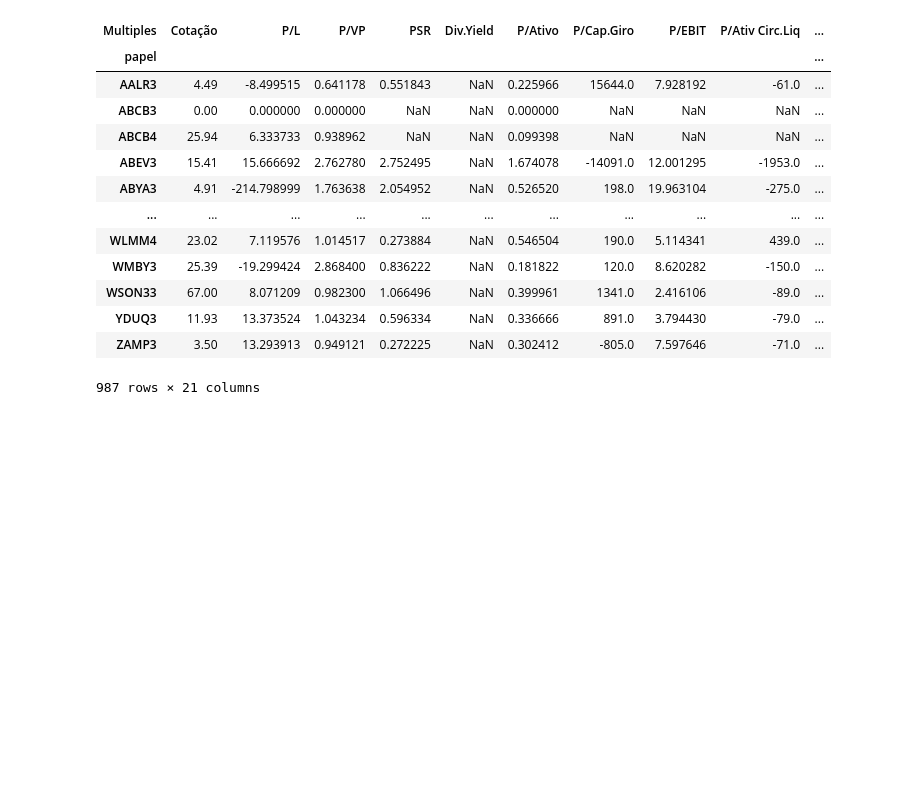
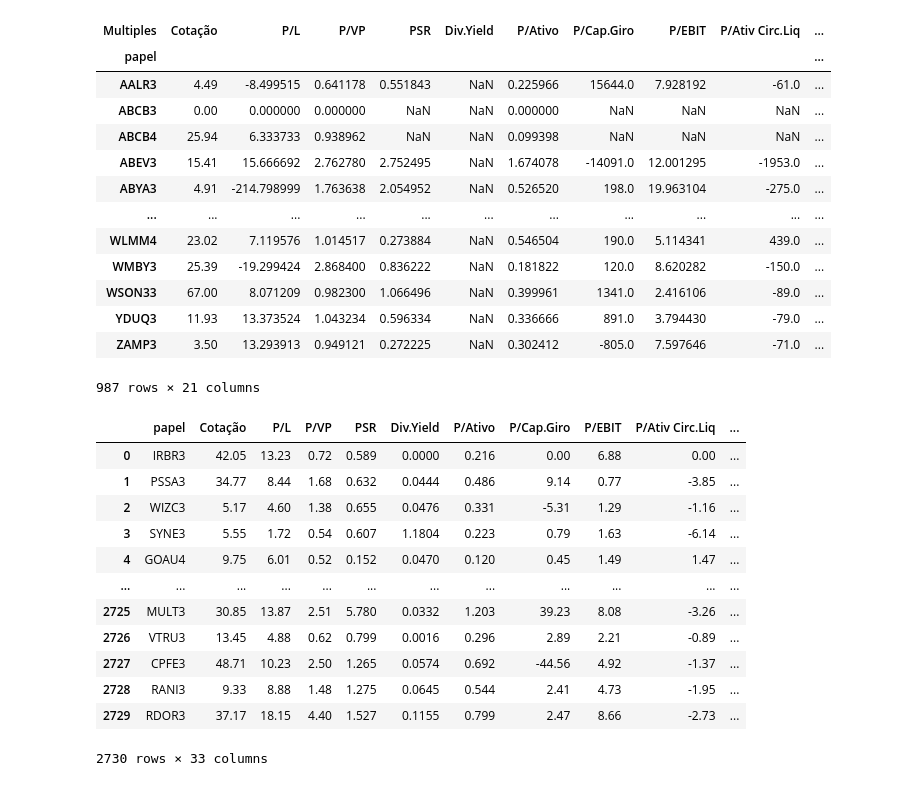
Before and after one commit to gusascorrea/magic_app, a Jupyter notebook: notebooks/testes.ipynb, the cells around one changed output. Cells and saved outputs as stored; diff of their text form; code cells hidden in the pictures; blank space fills up the shorter version.

```diff
--- a/notebooks/testes.ipynb
+++ b/notebooks/testes.ipynb
@@ -322,6 +311,23 @@ previous_data
 | YDUQ3 | 11.93 | 13.373524 | 1.043234 | 0.596334 | NaN | 0.336666 | 891.0 | 3.794430 | -79.0 | ... |
 | ZAMP3 | 3.50 | 13.293913 | 0.949121 | 0.272225 | NaN | 0.302412 | -805.0 | 7.597646 | -71.0 | ... |
 987 rows × 21 columns
+# %%
+performance_df = pd.read_parquet('../data/performance_committed_since_2026-03-10.parquet', engine = 'pyarrow')
+performance_df
+# %% [output]
+|  | papel | Cotação | P/L | P/VP | PSR | Div.Yield | P/Ativo | P/Cap.Giro | P/EBIT | P/Ativ Circ.Liq | ... |
+| 0 | IRBR3 | 42.05 | 13.23 | 0.72 | 0.589 | 0.0000 | 0.216 | 0.00 | 6.88 | 0.00 | ... |
+| 1 | PSSA3 | 34.77 | 8.44 | 1.68 | 0.632 | 0.0444 | 0.486 | 9.14 | 0.77 | -3.85 | ... |
+| 2 | WIZC3 | 5.17 | 4.60 | 1.38 | 0.655 | 0.0476 | 0.331 | -5.31 | 1.29 | -1.16 | ... |
+| 3 | SYNE3 | 5.55 | 1.72 | 0.54 | 0.607 | 1.1804 | 0.223 | 0.79 | 1.63 | -6.14 | ... |
+| 4 | GOAU4 | 9.75 | 6.01 | 0.52 | 0.152 | 0.0470 | 0.120 | 0.45 | 1.49 | 1.47 | ... |
+| ... | ... | ... | ... | ... | ... | ... | ... | ... | ... | ... | ... |
+| 2725 | MULT3 | 30.85 | 13.87 | 2.51 | 5.780 | 0.0332 | 1.203 | 39.23 | 8.08 | -3.26 | ... |
+| 2726 | VTRU3 | 13.45 | 4.88 | 0.62 | 0.799 | 0.0016 | 0.296 | 2.89 | 2.21 | -0.89 | ... |
+| 2727 | CPFE3 | 48.71 | 10.23 | 2.50 | 1.265 | 0.0574 | 0.692 | -44.56 | 4.92 | -1.37 | ... |
+| 2728 | RANI3 | 9.33 | 8.88 | 1.48 | 1.275 | 0.0645 | 0.544 | 2.41 | 4.73 | -1.95 | ... |
+| 2729 | RDOR3 | 37.17 | 18.15 | 4.40 | 1.527 | 0.1155 | 0.799 | 2.47 | 8.66 | -2.73 | ... |
+2730 rows × 33 columns
 # %%
 import numpy as np
 import pandas as pd
```
Also changed, not shown: parts of 4 cells of this notebook, 2 other files.
